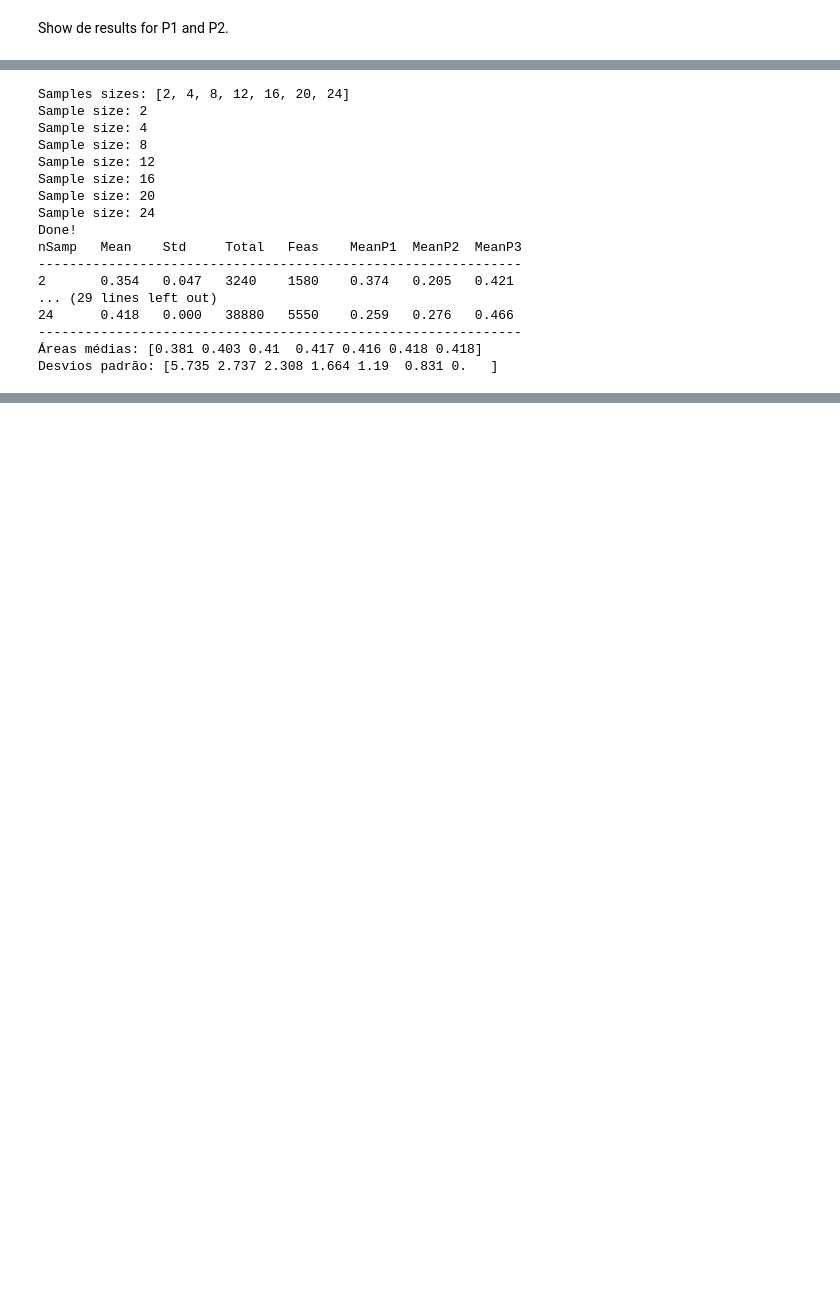
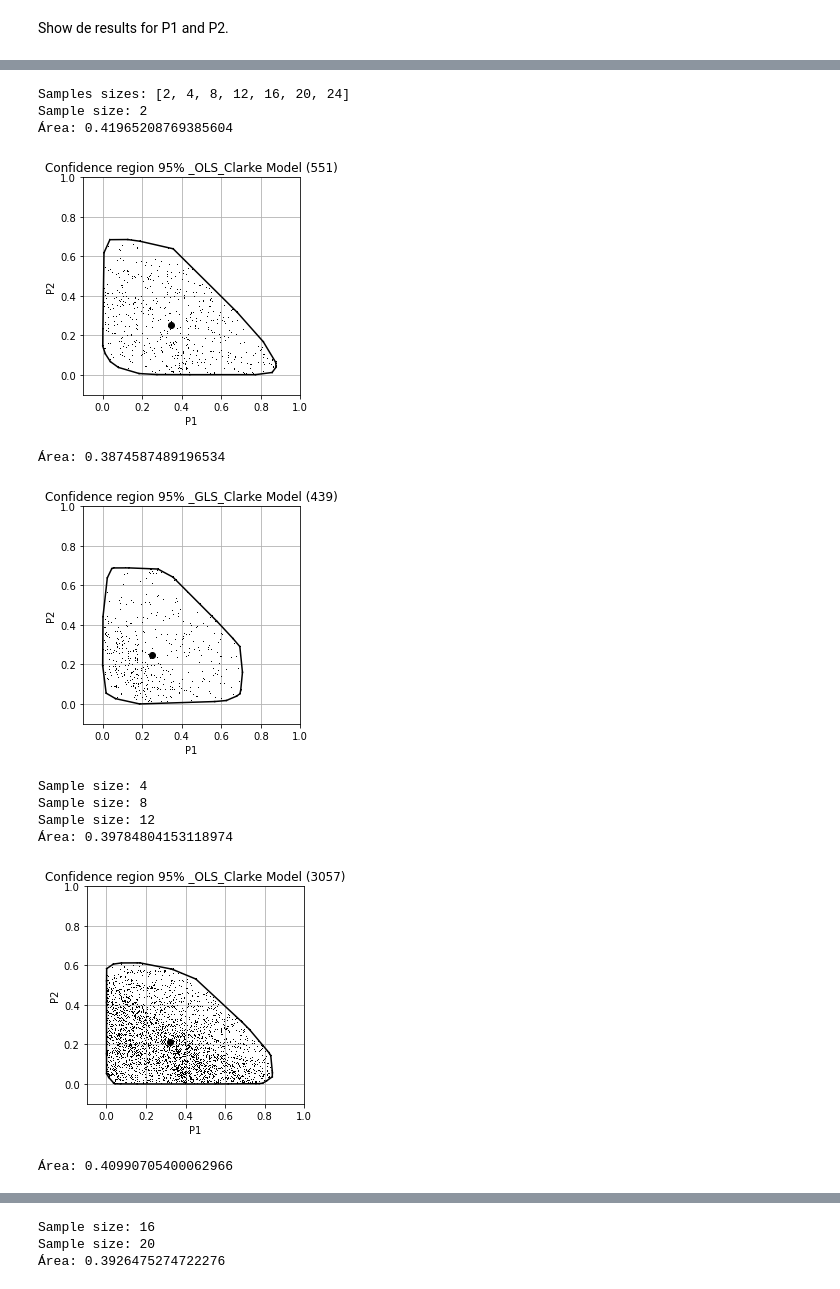
Before and after one commit to tiagoburiol/Fingerprinting, a Jupyter notebook: quick_start.ipynb, the cells around one changed output, grey strips where cells are left out. Saved outputs shown, nothing was run; the diff lists cells and outputs as text; code cells hidden in the pictures; blank space fills up the shorter version.

```diff
--- a/quick_start.ipynb
+++ b/quick_start.ipynb
@@ -66,26 +82,17 @@ fp.plot2D(P, mean=True, convex_hull = True, title = "Região de confiança com 9
 # %%
-# Run multiples times and store for each
-# number of resample in nYs list and store
-# the coeficient of variation CVYs
-
 nYs = [2,4,8,12,16,20,24]
 
-Ycv0, Ycv1, Ycv2 = fp.multi_runs(50, nYs,nD,nE,nL)
+Ycv0, Ycv1, Ycv2 = fp.multi_runs(50, nYs,nCB,nUR,nCF, plots2D=[2,12,20])
 # %% [output]
 Samples sizes: [2, 4, 8, 12, 16, 20, 24]
 Sample size: 2
-Sample size: 4
-Sample size: 8
-Sample size: 12
-Sample size: 16
-Sample size: 20
-Sample size: 24
-Done!
-nSamp   Mean    Std     Total   Feas    MeanP1  MeanP2  MeanP3
---------------------------------------------------------------
-2       0.354   0.047   3240    1580    0.374   0.205   0.421
-... (29 lines left out)
-24      0.418   0.000   38880   5550    0.259   0.276   0.466
---------------------------------------------------------------
-Áreas médias: [0.381 0.403 0.41  0.417 0.416 0.418 0.418]
-Desvios padrão: [5.735 2.737 2.308 1.664 1.19  0.831 0.   ]
+Área: 0.41965208769385604
+[figure, added]
+Área: 0.3874587489196534
+[figure, added]
+Sample size: 4
+Sample size: 8
+Sample size: 12
+Área: 0.39784804153118974
+[figure, added]
+Área: 0.40990705400062966
@@ -91,0 +100,3 @@ Desvios padrão: [5.735 2.737 2.308 1.664 1.19  0.831 0.   ]
+Sample size: 16
+Sample size: 20
+Área: 0.3926475274722276
```
Also changed, not shown: parts of 27 cells of this notebook, 1 other file.
